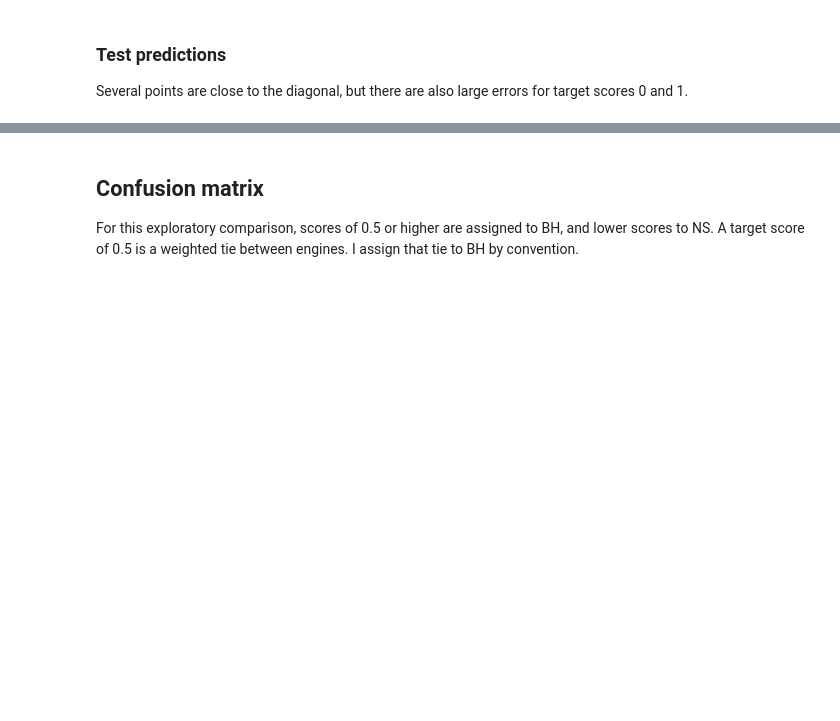
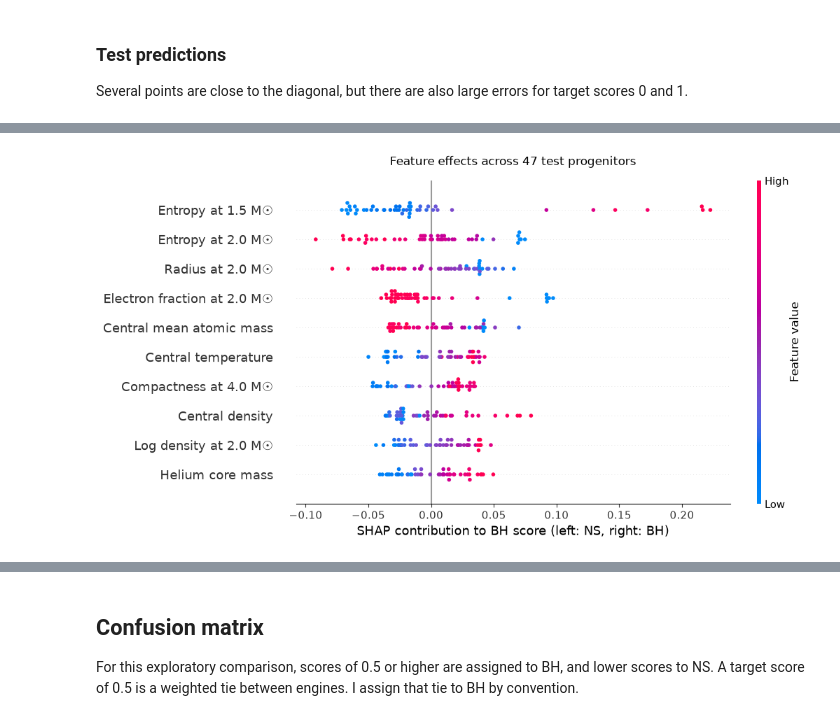
Before and after one commit to FedeMoroni/stellar-collapse-classification, a Jupyter notebook: notebooks/03_supervised_learning.ipynb, the cells around one changed output, grey strips where cells are left out. Cells and saved outputs as stored; diff of their text form; code cells hidden in the pictures; blank space fills up the shorter version.

```diff
--- a/notebooks/03_supervised_learning.ipynb
+++ b/notebooks/03_supervised_learning.ipynb
@@ -392,0 +404,64 @@ Several points are close to the diagonal, but there are also large errors for ta
+# %%
+score_model = nn.Sequential(final_model, nn.Sigmoid())
+explainer = shap.DeepExplainer(score_model, X_final_train)
+shap_values = explainer.shap_values(X_final_test)
+vals = shap_values[0] if isinstance(shap_values, list) else shap_values
+vals = np.squeeze(vals)
+X_test_df = X_test.reset_index(drop=True)
+
+labels = {
+    "entropy_at_1p5_msun": "Entropy at 1.5 M☉",
+    "entropy_at_2p0_msun": "Entropy at 2.0 M☉",
+    "radius_at_2p0_msun_cm": "Radius at 2.0 M☉",
+    "ye_at_2p0_msun": "Electron fraction at 2.0 M☉",
+    "central_a_bar": "Central mean atomic mass",
+    "central_temperature_k": "Central temperature",
+    "xi_4p0": "Compactness at 4.0 M☉",
+    "central_density_g_cm3": "Central density",
+    "log10_density_at_2p0_msun": "Log density at 2.0 M☉",
+    "helium_core_mass_msun": "Helium core mass",
+}
+explanation = shap.Explanation(
+    values=vals,
+    base_values=np.repeat(np.asarray(explainer.expected_value).item(), len(X_test_df)),
+    data=X_test_df.to_numpy(),
+    feature_names=[labels.get(name, name) for name in X_test_df.columns],
+)
+shap.plots.beeswarm(
+    explanation, max_display=10, group_remaining_features=False,
+    show=False, plot_size=(10, 6)
+)
+fig = plt.gcf()
+ax = plt.gca()
+ax.set_xlabel("SHAP contribution to BH score (left: NS, right: BH)")
+ax.set_title(f"Feature effects across {len(X_test_df)} test progenitors", pad=16)
+plt.savefig("../docs/figures/feature_importance_global.png", dpi=300, bbox_inches="tight")
+plt.show()
+plt.close()
+
+report_labels = {
+    "entropy_at_1p5_msun": "Entropy, 1.5 M☉",
+    "entropy_at_2p0_msun": "Entropy, 2.0 M☉",
+    "radius_at_2p0_msun_cm": "Radius, 2.0 M☉",
+    "ye_at_2p0_msun": "Electron fraction, 2.0 M☉",
+    "central_a_bar": "Central atomic mass",
+    "central_temperature_k": "Central temperature",
+    "xi_4p0": "Compactness, 4.0 M☉",
+    "central_density_g_cm3": "Central density",
+    "log10_density_at_2p0_msun": "Log density, 2.0 M☉",
+    "helium_core_mass_msun": "Helium core mass",
+}
+report_explanation = shap.Explanation(
+    values=vals, base_values=explanation.base_values, data=explanation.data,
+    feature_names=[report_labels.get(name, name) for name in X_test_df.columns],
+)
+with plt.rc_context({"font.size": 14}):
+    shap.plots.beeswarm(
+        report_explanation, max_display=10, group_remaining_features=False,
+        show=False, plot_size=(7.2, 5.2)
+    )
+    plt.gca().set_xlabel("Effect on BH score")
+    plt.savefig("../docs/figures/feature_importance_report.png", dpi=300, bbox_inches="tight")
+    plt.close()
+# %% [output]
+[figure, added]
```
Also changed, not shown: parts of 9 cells of this notebook, 29 other files.
